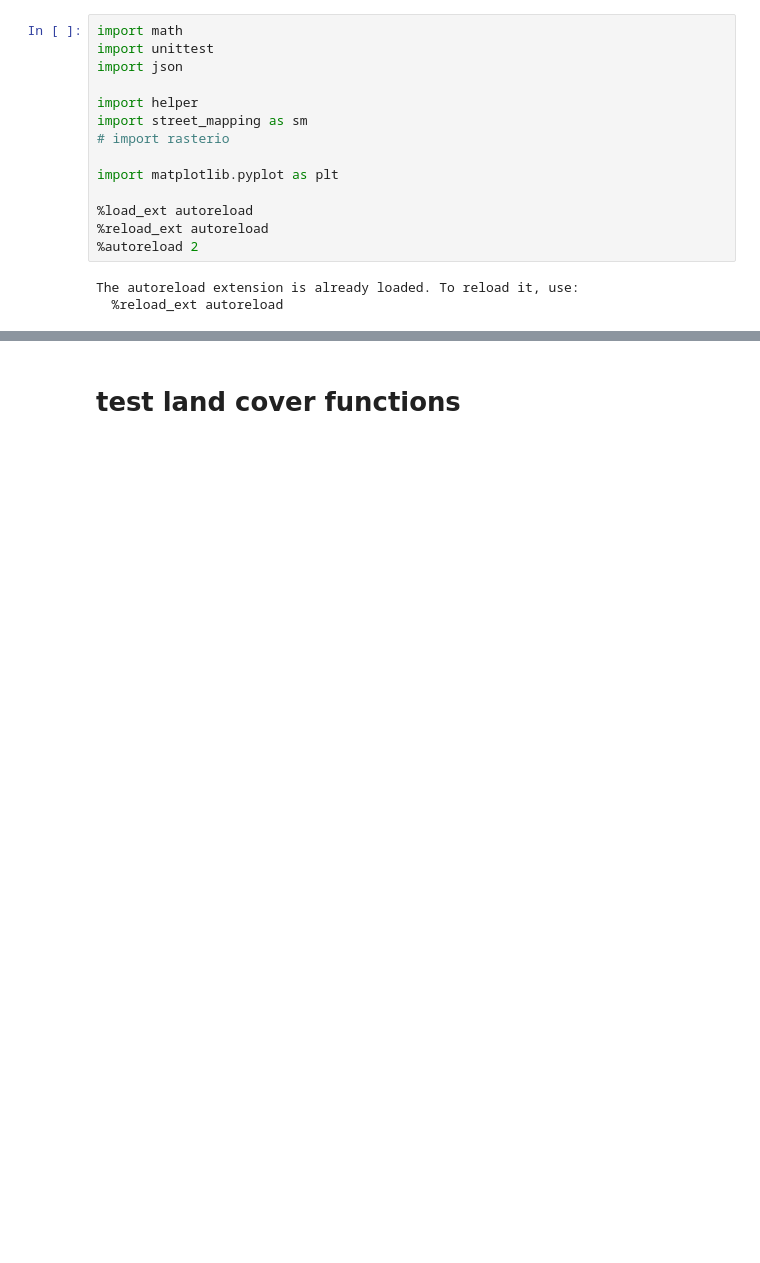
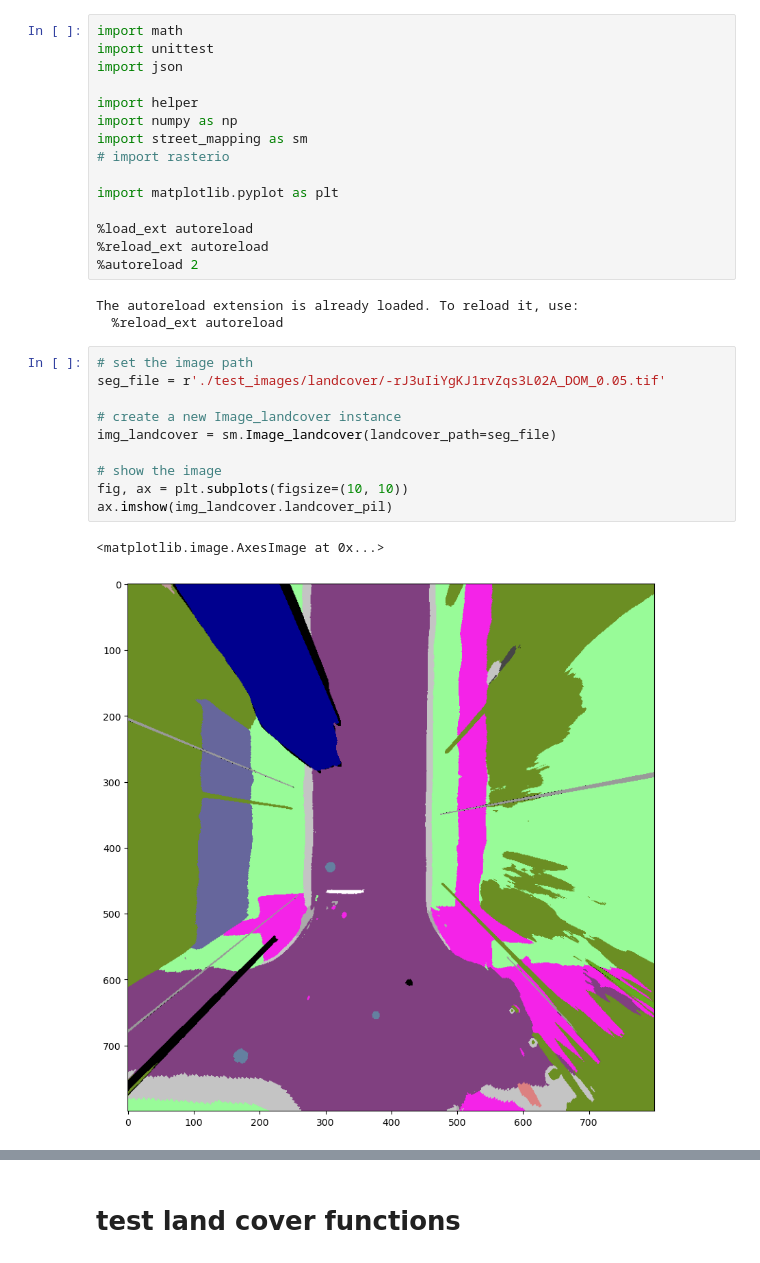
Before and after one commit to gladcolor/street_image_mapping, a Jupyter notebook: image_processing_dev.ipynb, the cells around one changed output, grey strips where cells are left out. Saved outputs shown, nothing was run; the diff lists cells and outputs as text; blank space fills up the shorter version.

```diff
--- a/image_processing_dev.ipynb
+++ b/image_processing_dev.ipynb
@@ -4,6 +4,7 @@ import unittest
 import json
 
 import helper
+import numpy as np
 import street_mapping as sm
 # import rasterio
 
@@ -15,3 +16,16 @@ import matplotlib.pyplot as plt
 # %% [output]
 The autoreload extension is already loaded. To reload it, use:
   %reload_ext autoreload
+# %%
+# set the image path
+seg_file = r'./test_images/landcover/-rJ3uIiYgKJ1rvZqs3L02A_DOM_0.05.tif'
+
+# create a new Image_landcover instance
+img_landcover = sm.Image_landcover(landcover_path=seg_file)
+
+# show the image
+fig, ax = plt.subplots(figsize=(10, 10))
+ax.imshow(img_landcover.landcover_pil)
+# %% [output]
+<matplotlib.image.AxesImage at 0x...>
+[figure, added]
```
Also changed, not shown: parts of 3 cells of this notebook, 2 other files.
